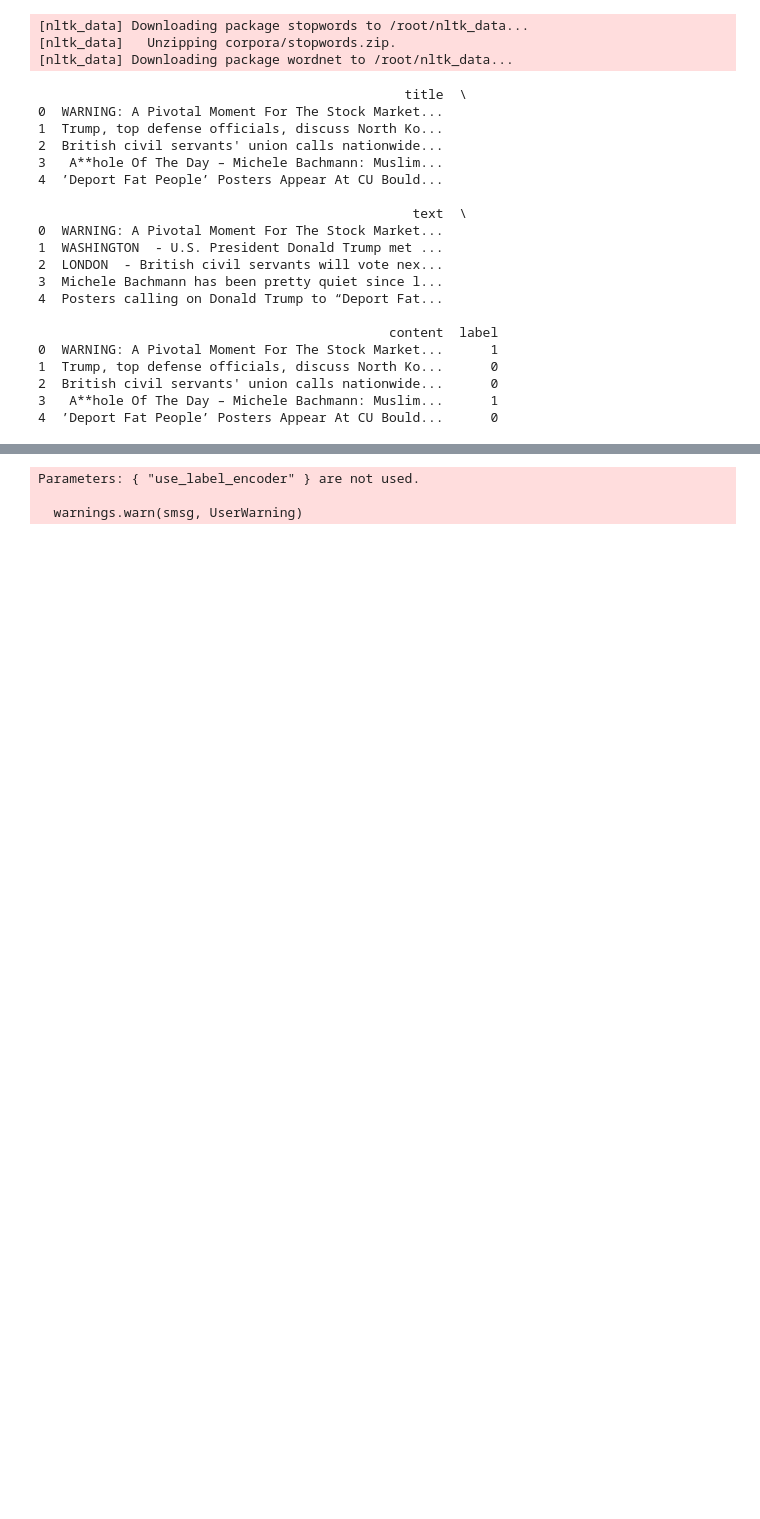
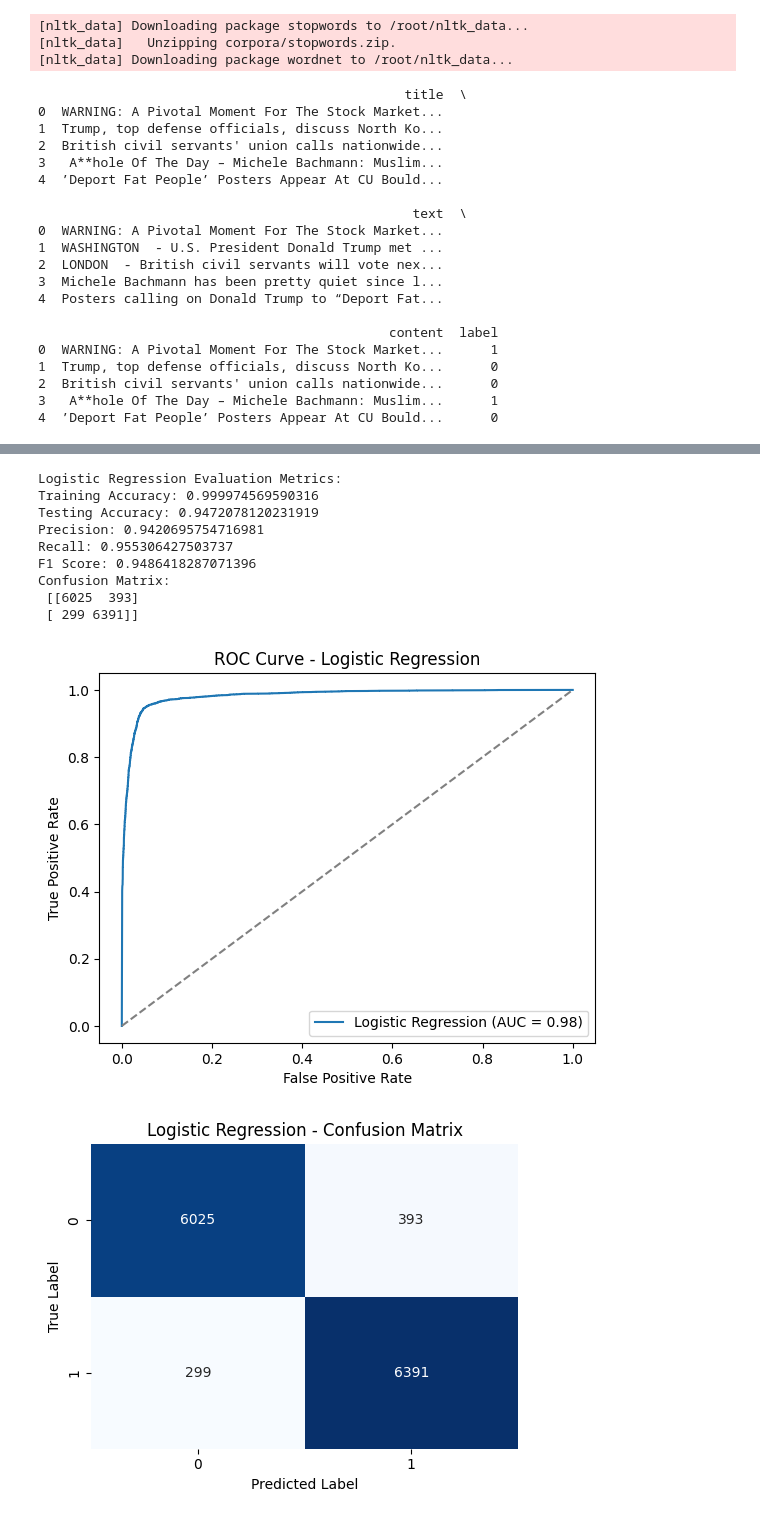
Before and after one commit to saif9402/Dr-Wessam-Project, a Jupyter notebook: Count_Vectorizer_Feature_Extarction.ipynb, the cells around one changed output, grey strips where cells are left out. Drawn from its saved outputs; the diff is of its cells as text; code cells hidden in the pictures; blank space fills up the shorter version.

```diff
--- a/Count_Vectorizer_Feature_Extarction.ipynb
+++ b/Count_Vectorizer_Feature_Extarction.ipynb
@@ -147,12 +109,3 @@ vectorizer = CountVectorizer(max_features=5000)
 X_train_vec = vectorizer.fit_transform(X_train)
 X_val_vec = vectorizer.transform(X_val)
 X_test_vec = vectorizer.transform(X_test)
-# %%
-#Train models
-log_model = LogisticRegression(max_iter=1000).fit(X_train_vec, y_train)
-rf_model = RandomForestClassifier(n_estimators=300, max_depth=50, random_state=42).fit(X_train_vec, y_train)
-xgb_model = XGBClassifier(use_label_encoder=False, eval_metric='logloss').fit(X_train_vec, y_train)
-# %% [output]
-Parameters: { "use_label_encoder" } are not used.
-
-  warnings.warn(smsg, UserWarning)
@@ -158,0 +124,63 @@ Parameters: { "use_label_encoder" } are not used.
+# %%
+#logistec regression
+from sklearn.linear_model import LogisticRegression
+from sklearn.metrics import (
+    accuracy_score, precision_score, recall_score, f1_score,
+    confusion_matrix, roc_curve, auc
+)
+import matplotlib.pyplot as plt
+from sklearn.metrics import confusion_matrix
+import seaborn as sns
+import matplotlib.pyplot as plt
+
+log_model = LogisticRegression(C=10, class_weight=None, penalty='l2', solver='lbfgs', max_iter=1000)
+log_model.fit(X_train_vec, y_train)
+
+# Predict probabilities and labels
+log_probs = log_model.predict_proba(X_test_vec)[:, 1]
+log_preds = log_model.predict(X_test_vec)
+train_preds = log_model.predict(X_train_vec)
+
+# Evaluation metrics
+print("\nLogistic Regression Evaluation Metrics:")
+print("Training Accuracy:", accuracy_score(y_train, train_preds))
+print("Testing Accuracy:", accuracy_score(y_test, log_preds))
+print("Precision:", precision_score(y_test, log_preds))
+print("Recall:", recall_score(y_test, log_preds))
+print("F1 Score:", f1_score(y_test, log_preds))
+print("Confusion Matrix:\n", confusion_matrix(y_test, log_preds))
+
+# ROC Curve
+fpr, tpr, _ = roc_curve(y_test, log_probs)
+roc_auc = auc(fpr, tpr)
+
+plt.figure()
+plt.plot(fpr, tpr, label='Logistic Regression (AUC = %0.2f)' % roc_auc)
+plt.plot([0, 1], [0, 1], linestyle='--', color='gray')
+plt.xlabel('False Positive Rate')
+plt.ylabel('True Positive Rate')
+plt.title('ROC Curve - Logistic Regression')
+plt.legend(loc='lower right')
+plt.show()
+
+    # Plot Confusion Matrix
+cm = confusion_matrix(y_test, log_preds)
+plt.figure(figsize=(5, 4))
+sns.heatmap(cm, annot=True, fmt="d", cmap="Blues", cbar=False)
+plt.title("Logistic Regression - Confusion Matrix")
+plt.xlabel("Predicted Label")
+plt.ylabel("True Label")
+plt.tight_layout()
+plt.show()
+# %% [output]
+Logistic Regression Evaluation Metrics:
+Training Accuracy: 0.999974569590316
+Testing Accuracy: 0.9472078120231919
+Precision: 0.9420695754716981
+Recall: 0.955306427503737
+F1 Score: 0.9486418287071396
+Confusion Matrix:
+ [[6025  393]
+ [ 299 6391]]
+[figure, added]
+[figure, added]
```
Also changed, not shown: parts of 15 cells of this notebook.
